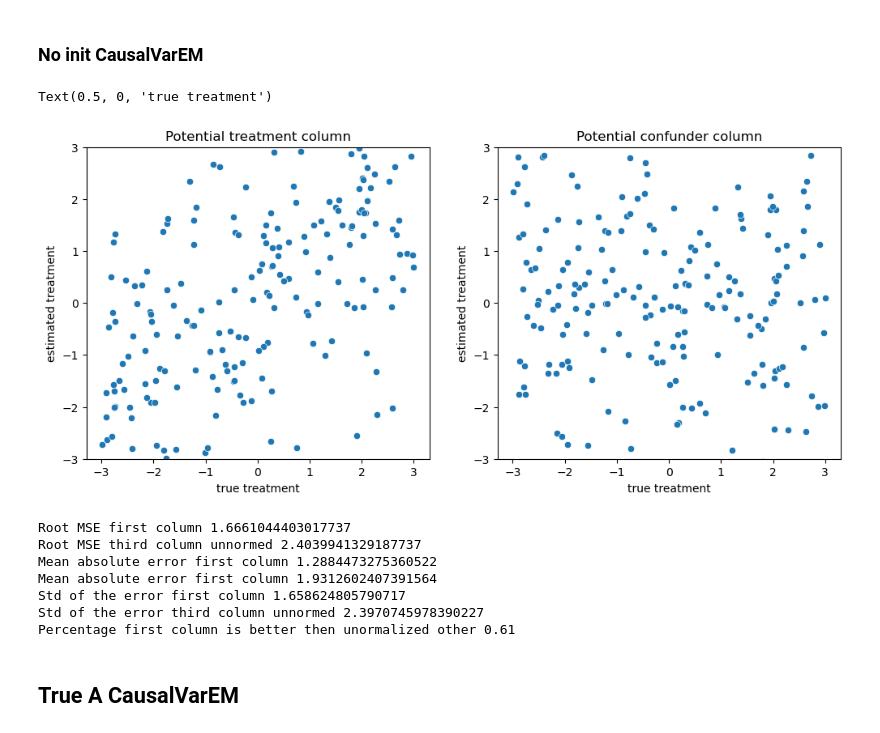
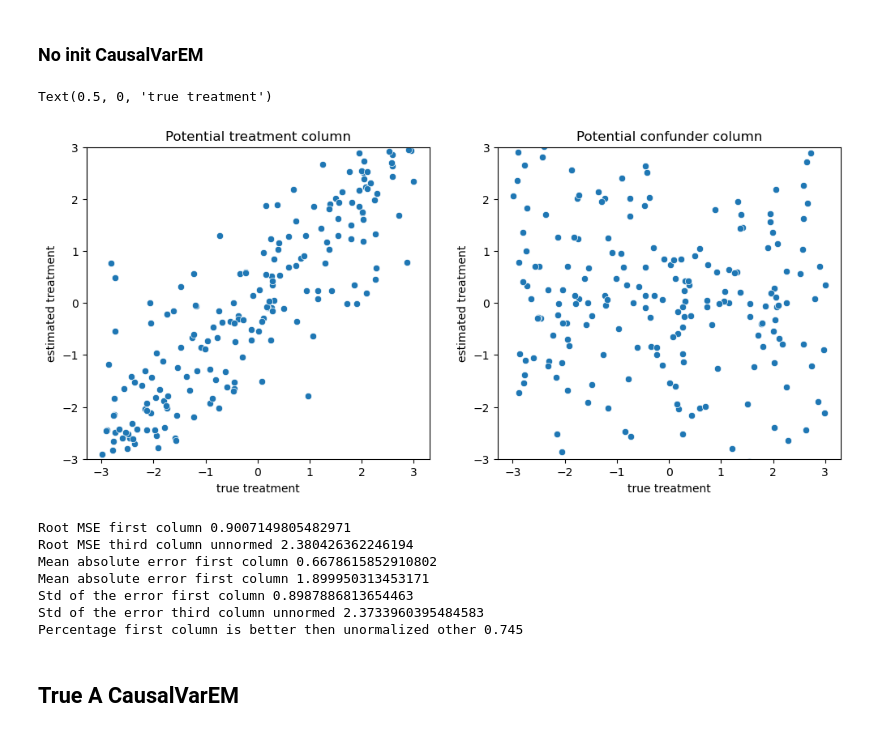
Before and after one commit to malo4300/ICA_IV, a Jupyter notebook: Treatment_extraction_column_comp.ipynb, the cells around one changed output. Saved outputs shown, nothing was run; the diff lists cells and outputs as text; code cells hidden in the pictures.

Commit message:
tested new enforcement scheme

```diff
--- a/Treatment_extraction_column_comp.ipynb
+++ b/Treatment_extraction_column_comp.ipynb
@@ -50,24 +50,25 @@ df.to_csv("results/new_order_column_comp_CausalVarEM_no_A.csv", index=False)
 # %%
-df = pd.read_csv("results/new_order_column_comp_CausalVarEM_no_A.csv")
+df = pd.read_csv("results/new_order_column_comp_CausalVarEM_no_A_enforce_zeors.csv")
+
 fig, ax = plt.subplots(1,2, figsize = (12,5))
 sns.scatterplot(x = "true_treatment", y = "est_treatment_treatment_col", data = df,ax = ax[0])
 ax[0].set_title("Potential treatment column")
 
 ax[0].set_ylabel("estimated treatment")
 ax[0].set_xlabel("true treatment")
 ax[0].set_ylim(-3,3)
 
 
 sns.scatterplot(x = "true_treatment", y = "est_treatment_confounder_col", data = df,ax = ax[1])
 ax[1].set_title("Potential confunder column")
 ax[1].set_ylabel("estimated treatment")
 ax[1].set_ylim(-3,3)
 
 
 ax[1].set_xlabel("true treatment")
 # %% [output]
 Text(0.5, 0, 'true treatment')
-[figure, old version]
+[figure, new version]
 # %%
 # root mse
 est_treatment_col = df.est_treatment_treatment_col
@@ -81,15 +82,15 @@ print("Mean absolute error first column", np.mean(np.abs(df.true_treatment- est_
 print("Std of the error first column", np.std(df.true_treatment -est_treatment_col))
 print("Std of the error third column unnormed", np.std(df.true_treatment -est_confounder_col))
 
-print("Percentage first column is better then unormalized other", percentage_first_column_is_better(df.true_treatment, est_treatment_col, -est_confounder_col))
+print("Percentage first column is better then unormalized other", percentage_first_column_is_better(df.true_treatment, est_treatment_col,-est_confounder_col))
 # %% [output]
-Root MSE first column 1.6661044403017737
-Root MSE third column unnormed 2.4039941329187737
-Mean absolute error first column 1.2884473275360522
-Mean absolute error first column 1.9312602407391564
-Std of the error first column 1.658624805790717
-Std of the error third column unnormed 2.3970745978390227
-Percentage first column is better then unormalized other 0.61
+Root MSE first column 0.9007149805482971
+Root MSE third column unnormed 2.380426362246194
+Mean absolute error first column 0.6678615852910802
+Mean absolute error first column 1.899950313453171
+Std of the error first column 0.8987886813654463
+Std of the error third column unnormed 2.3733960395484583
+Percentage first column is better then unormalized other 0.745
 # %% [markdown]
 ## True A CausalVarEM
 # %%
```
Also changed, not shown: parts of 3 cells of this notebook.
